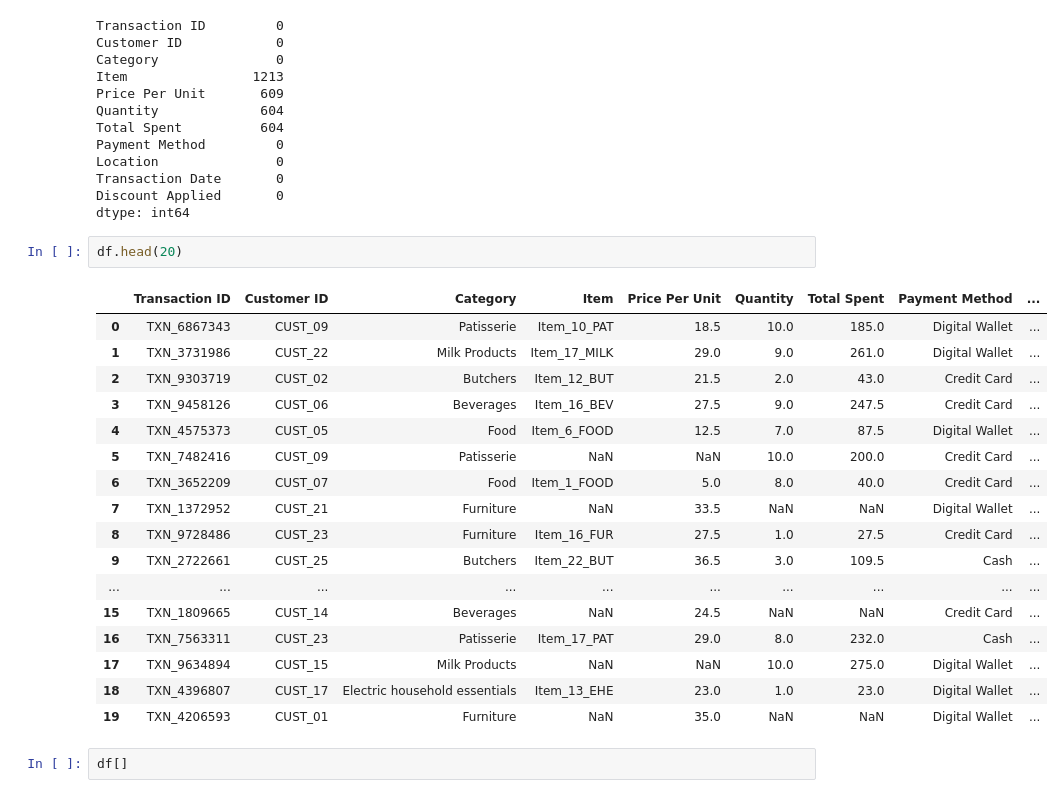
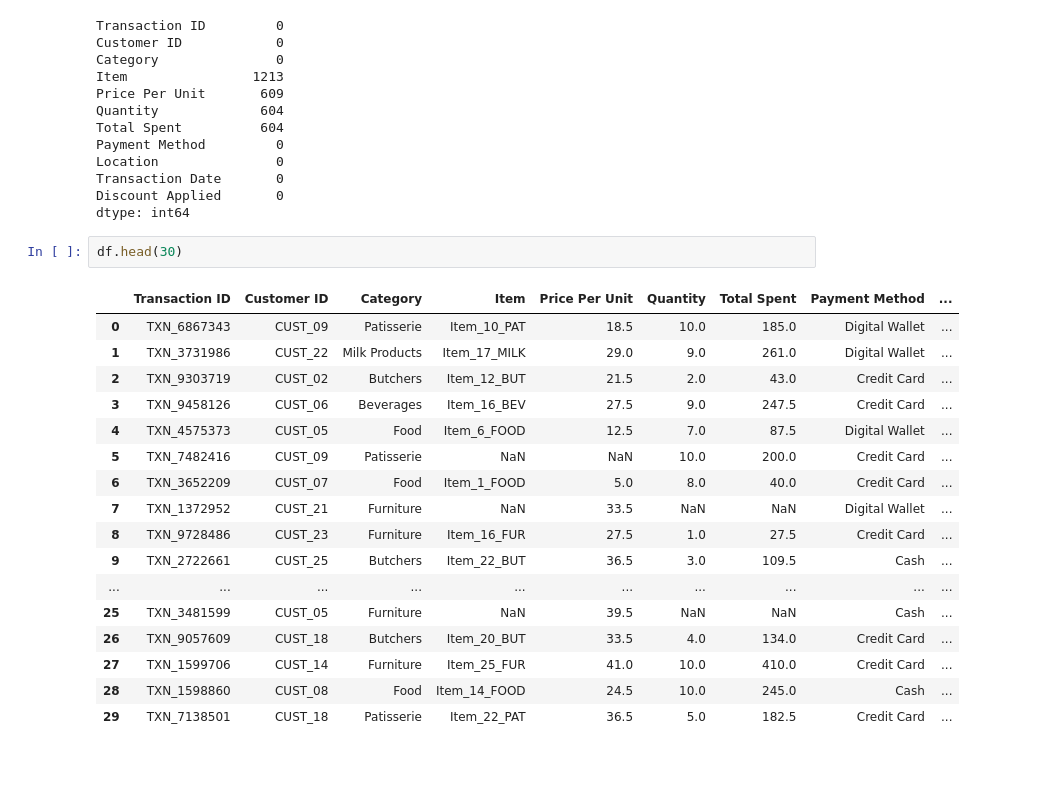
Before and after one commit to Nadish-KANERIA/Retail_Store_Sales_EDA, a Jupyter notebook: Work.ipynb, the cells around one changed output. Cells and saved outputs as stored; diff of their text form; blank space fills up the shorter version.

```diff
--- a/Work.ipynb
+++ b/Work.ipynb
@@ -61,24 +61,22 @@ Transaction Date       0
 Discount Applied       0
 dtype: int64
 # %%
-df.head(20)
+df.head(30)
 # %% [output]
 |  | Transaction ID | Customer ID | Category | Item | Price Per Unit | Quantity | Total Spent | Payment Method | ... |
 | 0 | TXN_6867343 | CUST_09 | Patisserie | Item_10_PAT | 18.5 | 10.0 | 185.0 | Digital Wallet | ... |
 | 1 | TXN_3731986 | CUST_22 | Milk Products | Item_17_MILK | 29.0 | 9.0 | 261.0 | Digital Wallet | ... |
 | 2 | TXN_9303719 | CUST_02 | Butchers | Item_12_BUT | 21.5 | 2.0 | 43.0 | Credit Card | ... |
 | 3 | TXN_9458126 | CUST_06 | Beverages | Item_16_BEV | 27.5 | 9.0 | 247.5 | Credit Card | ... |
 | 4 | TXN_4575373 | CUST_05 | Food | Item_6_FOOD | 12.5 | 7.0 | 87.5 | Digital Wallet | ... |
 | 5 | TXN_7482416 | CUST_09 | Patisserie | NaN | NaN | 10.0 | 200.0 | Credit Card | ... |
 | 6 | TXN_3652209 | CUST_07 | Food | Item_1_FOOD | 5.0 | 8.0 | 40.0 | Credit Card | ... |
 | 7 | TXN_1372952 | CUST_21 | Furniture | NaN | 33.5 | NaN | NaN | Digital Wallet | ... |
 | 8 | TXN_9728486 | CUST_23 | Furniture | Item_16_FUR | 27.5 | 1.0 | 27.5 | Credit Card | ... |
 | 9 | TXN_2722661 | CUST_25 | Butchers | Item_22_BUT | 36.5 | 3.0 | 109.5 | Cash | ... |
 | ... | ... | ... | ... | ... | ... | ... | ... | ... | ... |
-| 15 | TXN_1809665 | CUST_14 | Beverages | NaN | 24.5 | NaN | NaN | Credit Card | ... |
-| 16 | TXN_7563311 | CUST_23 | Patisserie | Item_17_PAT | 29.0 | 8.0 | 232.0 | Cash | ... |
-| 17 | TXN_9634894 | CUST_15 | Milk Products | NaN | NaN | 10.0 | 275.0 | Digital Wallet | ... |
-| 18 | TXN_4396807 | CUST_17 | Electric household essentials | Item_13_EHE | 23.0 | 1.0 | 23.0 | Digital Wallet | ... |
-| 19 | TXN_4206593 | CUST_01 | Furniture | NaN | 35.0 | NaN | NaN | Digital Wallet | ... |
+| 25 | TXN_3481599 | CUST_05 | Furniture | NaN | 39.5 | NaN | NaN | Cash | ... |
+| 26 | TXN_9057609 | CUST_18 | Butchers | Item_20_BUT | 33.5 | 4.0 | 134.0 | Credit Card | ... |
+| 27 | TXN_1599706 | CUST_14 | Furniture | Item_25_FUR | 41.0 | 10.0 | 410.0 | Credit Card | ... |
+| 28 | TXN_1598860 | CUST_08 | Food | Item_14_FOOD | 24.5 | 10.0 | 245.0 | Cash | ... |
+| 29 | TXN_7138501 | CUST_18 | Patisserie | Item_22_PAT | 36.5 | 5.0 | 182.5 | Credit Card | ... |
-# %%
-df[]
```
Also changed, not shown: parts of 3 cells of this notebook.
